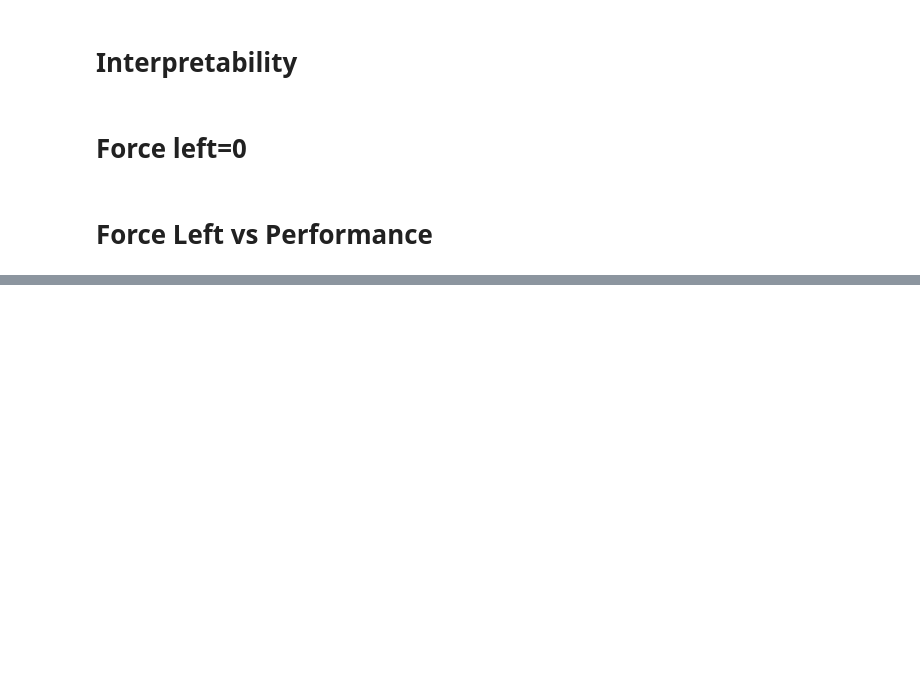
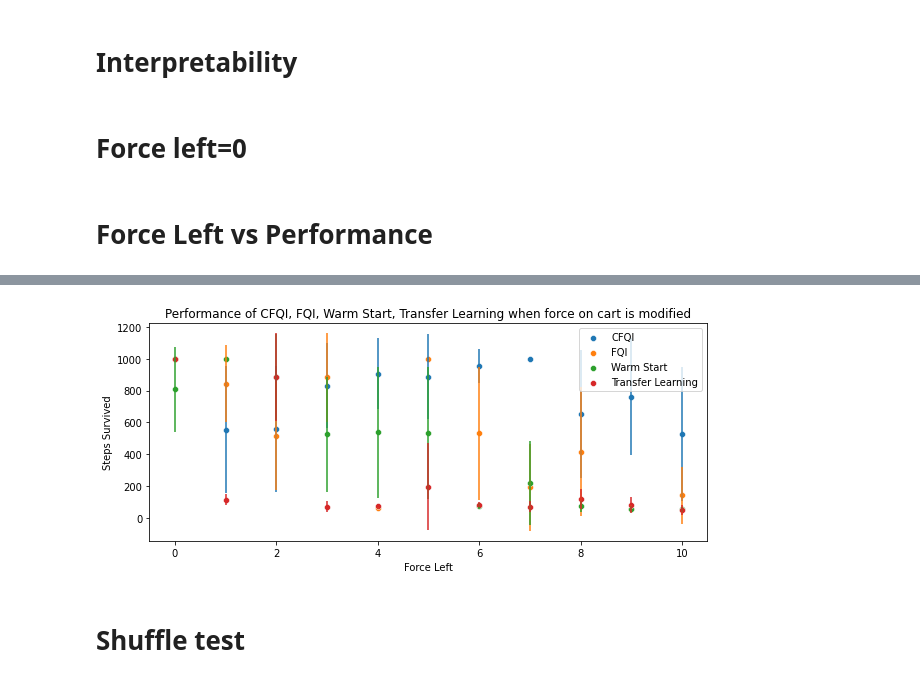
Before and after one commit to ArpiS/nested-policy-rl, a Jupyter notebook: simulated_fqi/neurips_experiments.ipynb, the cells around one changed output, grey strips where cells are left out. Cells and saved outputs as stored; diff of their text form; code cells hidden in the pictures; blank space fills up the shorter version.

```diff
--- a/simulated_fqi/neurips_experiments.ipynb
+++ b/simulated_fqi/neurips_experiments.ipynb
@@ -146,30 +161,35 @@ for i in range(11):
         ws_perf.extend(results[i]['warm_start'][key])
     for key in results[i]['tl']:
         tl_perf.extend(results[i]['tl'][key])
 
     c_success.append(np.mean(cfqi_perf))
     f_success.append(np.mean(fqi_perf))
     w_success.append(np.mean(ws_perf))
     t_success.append(np.mean(tl_perf))
     m, h = mean_confidence_interval(cfqi_perf)
     c_errs.append(h)
     m, h = mean_confidence_interval(fqi_perf)
     f_errs.append(h)
     m, h = mean_confidence_interval(ws_perf)
     w_errs.append(h)
     m, h = mean_confidence_interval(tl_perf)
     t_errs.append(h)
 
 x = [k for k in range(11)]
+plt.figure(figsize=(10, 4))
 sns.scatterplot(x, c_success, label='CFQI')
 plt.errorbar(x, c_success ,yerr=c_errs, linestyle="None")
 sns.scatterplot(x, f_success, label='FQI')
 plt.errorbar(x, f_success ,yerr=f_errs, linestyle="None")
 sns.scatterplot(x, w_success, label='Warm Start')
 plt.errorbar(x, w_success ,yerr=w_errs, linestyle="None")
 sns.scatterplot(x, t_success, label='Transfer Learning')
 plt.errorbar(x, t_success ,yerr=t_errs, linestyle="None")
 plt.title("Performance of CFQI, FQI, Warm Start, Transfer Learning when force on cart is modified")
 plt.xlabel("Force Left")
 plt.ylabel("Steps Survived")
 plt.show()
+# %% [output]
+[figure, added]
+# %% [markdown]
+# Shuffle test
```
Also changed, not shown: parts of 6 cells of this notebook, 1 other file.
